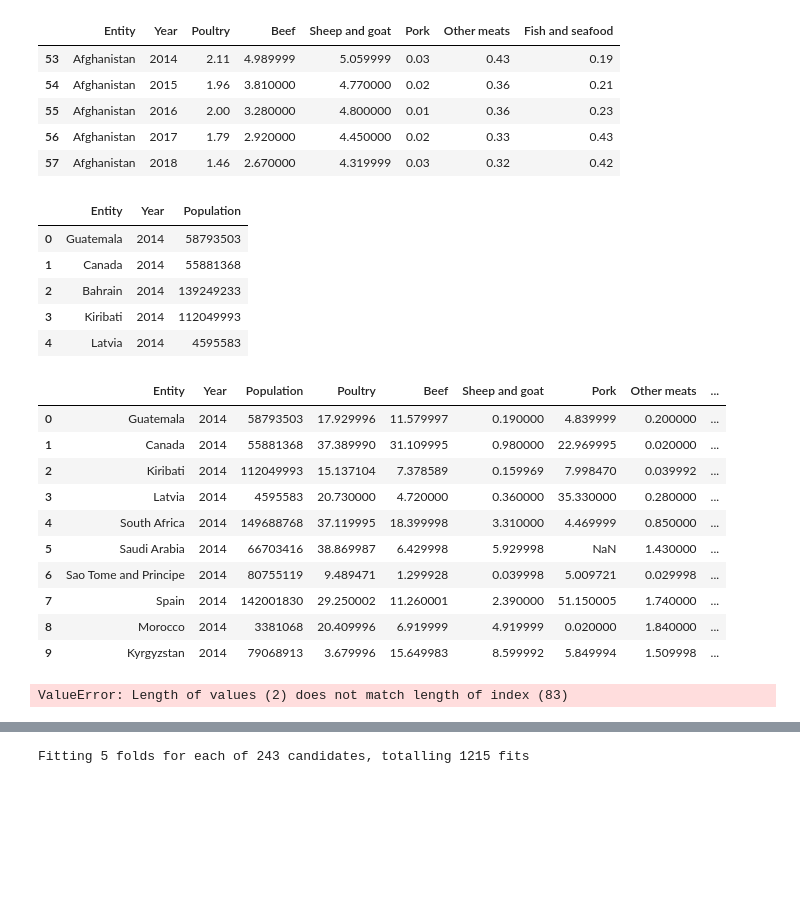
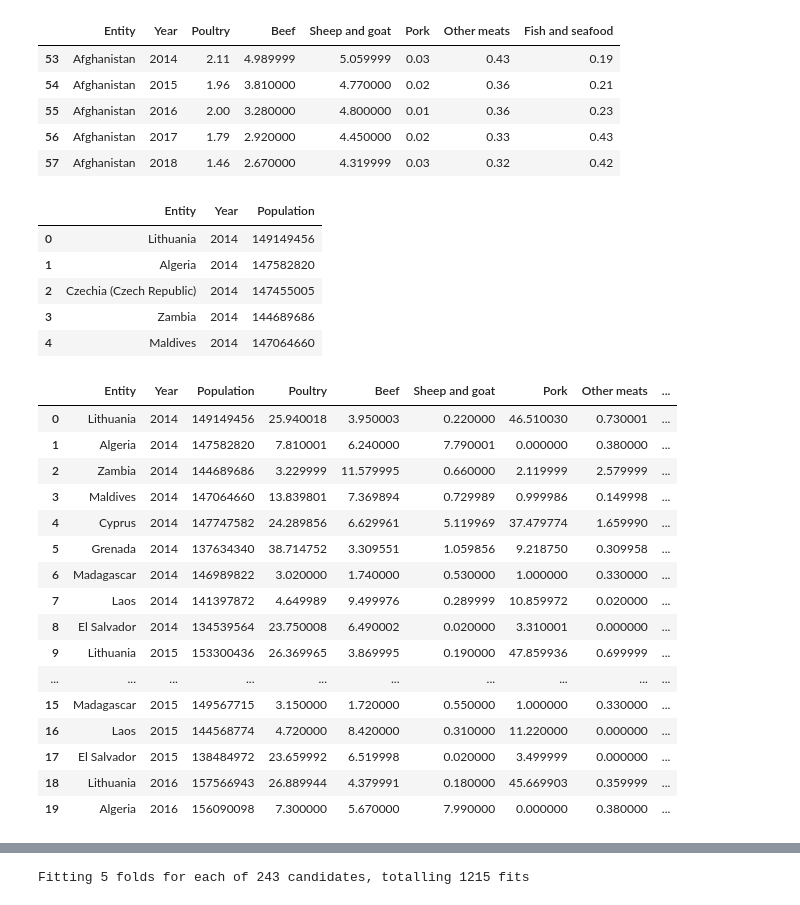
Before and after one commit to seccodingguy/Team1---Project2, a Jupyter notebook: Team2Project.ipynb, the cells around one changed output, grey strips where cells are left out. Drawn from its saved outputs; the diff is of its cells as text; code cells hidden in the pictures; blank space fills up the shorter version.

Commit message:
top countries cleaned

```diff
--- a/Team2Project.ipynb
+++ b/Team2Project.ipynb
@@ -33,6 +52,8 @@ meat_df = pd.read_csv("Consumption of meat per capita.csv")
 # %%
 population_df = population_df.drop(columns= ['2022', '2023', '2024'])
-population_df = population_df.sample(n=11, random_state=65)
+population_df = population_df.sort_values(by='2021', ascending=False)
+top_10 = population_df.head(10).index
+population_df = population_df[population_df.index.isin(top_10)].copy()
 population_df.head(11)
 # %% [output]
 |  | Country | 2014 | 2015 | 2016 | 2017 | 2018 | 2019 | 2020 | 2021 |
@@ -65,29 +85,31 @@ population_long["Year"] = pd.to_numeric(population_long["Year"])
 population_long.head()
 # %% [output]
 |  | Entity | Year | Population |
-| 0 | Guatemala | 2014 | 58793503 |
-| 1 | Canada | 2014 | 55881368 |
-| 2 | Bahrain | 2014 | 139249233 |
-| 3 | Kiribati | 2014 | 112049993 |
-| 4 | Latvia | 2014 | 4595583 |
+| 0 | Lithuania | 2014 | 149149456 |
+| 1 | Algeria | 2014 | 147582820 |
+| 2 | Czechia (Czech Republic) | 2014 | 147455005 |
+| 3 | Zambia | 2014 | 144689686 |
+| 4 | Maldives | 2014 | 147064660 |
 # %%
 population_long["Year"] = pd.to_numeric(population_long["Year"], errors='coerce')
 meat_df["Year"] = pd.to_numeric(meat_df["Year"], errors='coerce')
 combined_df = pd.merge(population_long, meat_df, on=["Entity", "Year"], how="inner")
-combined_df.head(10)
+combined_df.head(20)
 # %% [output]
 |  | Entity | Year | Population | Poultry | Beef | Sheep and goat | Pork | Other meats | ... |
-| 0 | Guatemala | 2014 | 58793503 | 17.929996 | 11.579997 | 0.190000 | 4.839999 | 0.200000 | ... |
-| 1 | Canada | 2014 | 55881368 | 37.389990 | 31.109995 | 0.980000 | 22.969995 | 0.020000 | ... |
-| 2 | Kiribati | 2014 | 112049993 | 15.137104 | 7.378589 | 0.159969 | 7.998470 | 0.039992 | ... |
-| 3 | Latvia | 2014 | 4595583 | 20.730000 | 4.720000 | 0.360000 | 35.330000 | 0.280000 | ... |
-| 4 | South Africa | 2014 | 149688768 | 37.119995 | 18.399998 | 3.310000 | 4.469999 | 0.850000 | ... |
-| 5 | Saudi Arabia | 2014 | 66703416 | 38.869987 | 6.429998 | 5.929998 | NaN | 1.430000 | ... |
-| 6 | Sao Tome and Principe | 2014 | 80755119 | 9.489471 | 1.299928 | 0.039998 | 5.009721 | 0.029998 | ... |
-| 7 | Spain | 2014 | 142001830 | 29.250002 | 11.260001 | 2.390000 | 51.150005 | 1.740000 | ... |
-| 8 | Morocco | 2014 | 3381068 | 20.409996 | 6.919999 | 4.919999 | 0.020000 | 1.840000 | ... |
-| 9 | Kyrgyzstan | 2014 | 79068913 | 3.679996 | 15.649983 | 8.599992 | 5.849994 | 1.509998 | ... |
+| 0 | Lithuania | 2014 | 149149456 | 25.940018 | 3.950003 | 0.220000 | 46.510030 | 0.730001 | ... |
+| 1 | Algeria | 2014 | 147582820 | 7.810001 | 6.240000 | 7.790001 | 0.000000 | 0.380000 | ... |
+| 2 | Zambia | 2014 | 144689686 | 3.229999 | 11.579995 | 0.660000 | 2.119999 | 2.579999 | ... |
+| 3 | Maldives | 2014 | 147064660 | 13.839801 | 7.369894 | 0.729989 | 0.999986 | 0.149998 | ... |
+| 4 | Cyprus | 2014 | 147747582 | 24.289856 | 6.629961 | 5.119969 | 37.479774 | 1.659990 | ... |
+| 5 | Grenada | 2014 | 137634340 | 38.714752 | 3.309551 | 1.059856 | 9.218750 | 0.309958 | ... |
+| 6 | Madagascar | 2014 | 146989822 | 3.020000 | 1.740000 | 0.530000 | 1.000000 | 0.330000 | ... |
+| 7 | Laos | 2014 | 141397872 | 4.649989 | 9.499976 | 0.289999 | 10.859972 | 0.020000 | ... |
+| 8 | El Salvador | 2014 | 134539564 | 23.750008 | 6.490002 | 0.020000 | 3.310001 | 0.000000 | ... |
+| 9 | Lithuania | 2015 | 153300436 | 26.369965 | 3.869995 | 0.190000 | 47.859936 | 0.699999 | ... |
+| ... | ... | ... | ... | ... | ... | ... | ... | ... | ... |
+| 15 | Madagascar | 2015 | 149567715 | 3.150000 | 1.720000 | 0.550000 | 1.000000 | 0.330000 | ... |
+| 16 | Laos | 2015 | 144568774 | 4.720000 | 8.420000 | 0.310000 | 11.220000 | 0.000000 | ... |
+| 17 | El Salvador | 2015 | 138484972 | 23.659992 | 6.519998 | 0.020000 | 3.499999 | 0.000000 | ... |
+| 18 | Lithuania | 2016 | 157566943 | 26.889944 | 4.379991 | 0.180000 | 45.669903 | 0.359999 | ... |
+| 19 | Algeria | 2016 | 156090098 | 7.300000 | 5.670000 | 7.990000 | 0.000000 | 0.380000 | ... |
-# %%
-combined_df = map_countries_to_numeric(['Guatemala', 'Canada'],[1,2],"country_map",combined_df)
-# %% [output]
-ValueError: Length of values (2) does not match length of index (83)
```
Also changed, not shown: parts of 14 cells of this notebook.
